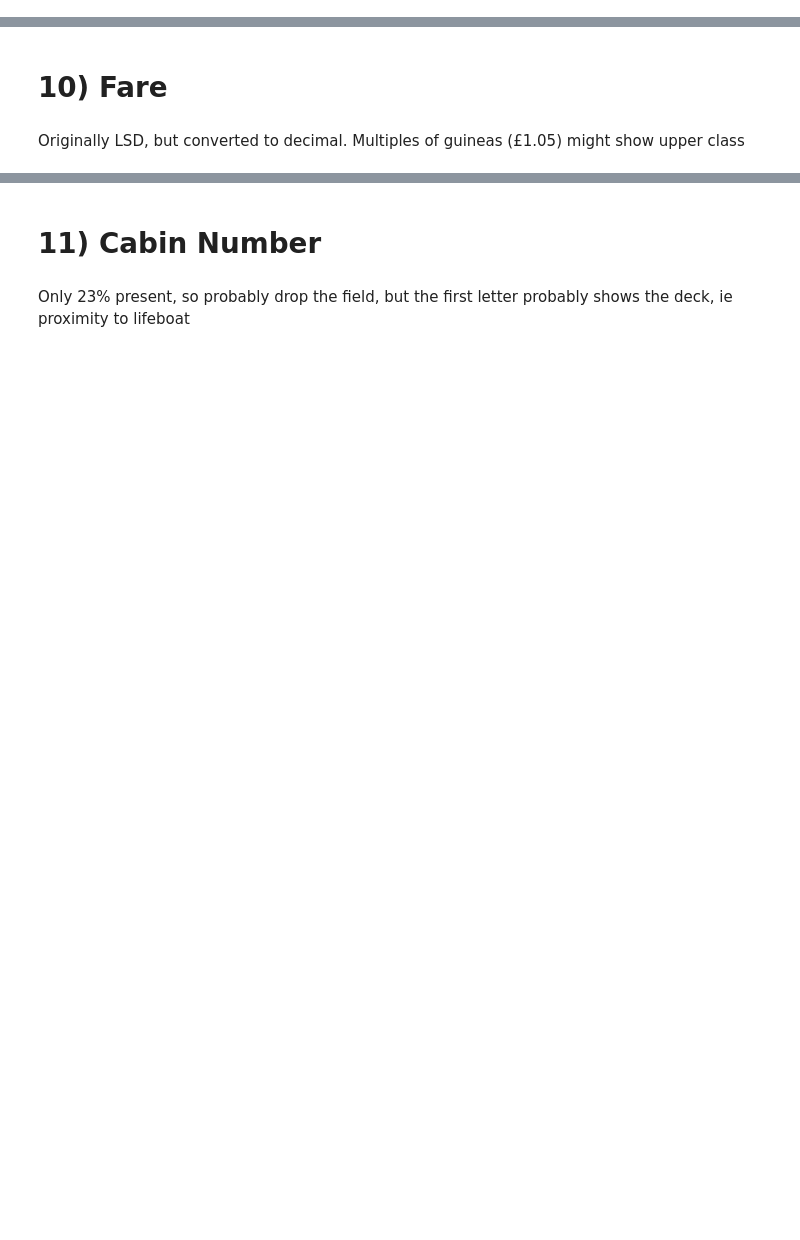
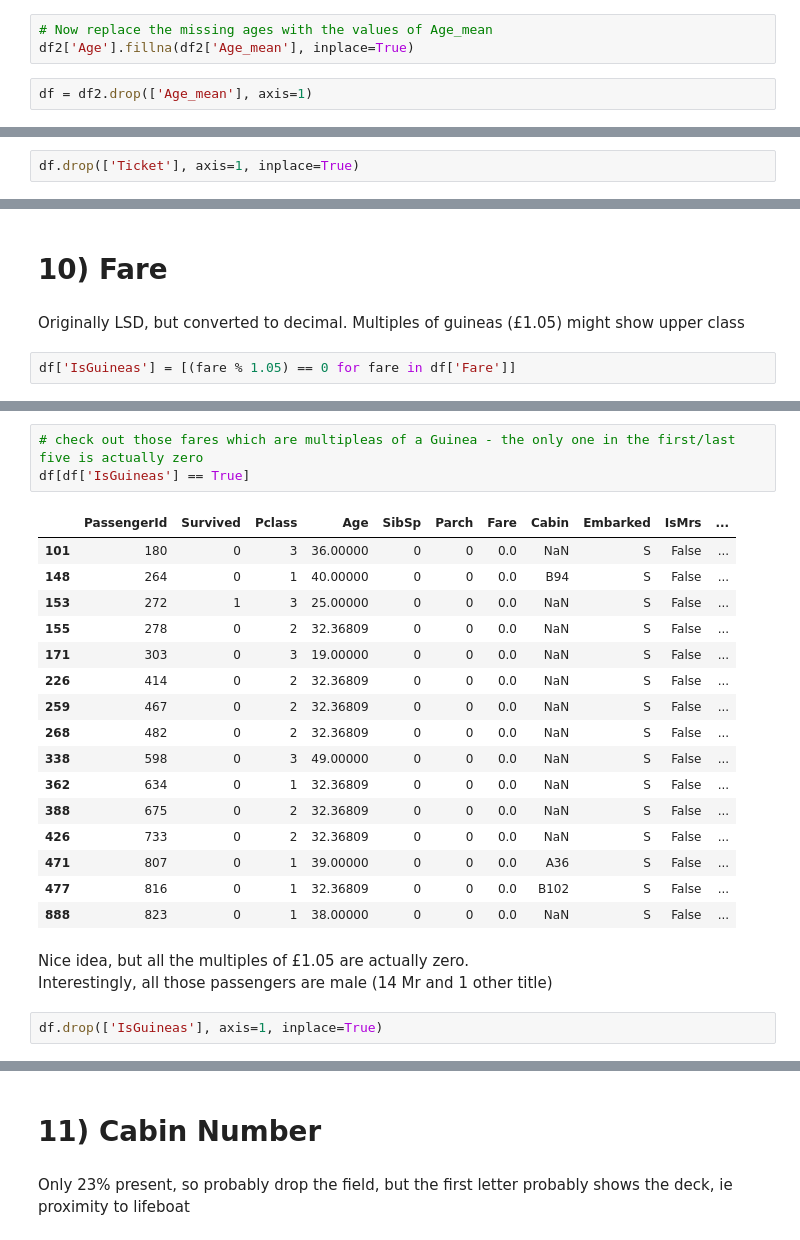
Before and after one commit to nigeltart/Titanic, a Jupyter notebook: titanic-my-first-competition.ipynb, the cells around one changed output, grey strips where cells are left out. Drawn from its saved outputs; the diff is of its cells as text; blank space fills up the shorter version.

Commit message:
Add files via upload
Previous commit was in haste
I'd forgotten a bit of EDA and forgotten to drop a field

```diff
--- a/titanic-my-first-competition.ipynb
+++ b/titanic-my-first-competition.ipynb
@@ -173,0 +349,5 @@ Simple male/female. No non-binary in 1912!
+# %%
+# Now replace the missing ages with the values of Age_mean
+df2['Age'].fillna(df2['Age_mean'], inplace=True)
+# %%
+df = df2.drop(['Age_mean'], axis=1)
@@ -183,3 +385,5 @@ Explore whether families all die/survive together
 # 9) Ticket Code
 # %% [markdown]
 I can't imagine the ticket code has any importance: delete
+# %%
+df.drop(['Ticket'], axis=1, inplace=True)
@@ -187,3 +407,5 @@ I can't imagine the ticket code has any importance: delete
 # 10) Fare
 # %% [markdown]
 Originally LSD, but converted to decimal. Multiples of guineas (£1.05) might show upper class
+# %%
+df['IsGuineas'] = [(fare % 1.05) == 0 for fare in df['Fare']]
@@ -189,0 +428,25 @@ Originally LSD, but converted to decimal. Multiples of guineas (£1.05) might sh
+# %%
+# check out those fares which are multipleas of a Guinea - the only one in the first/last five is actually zero
+df[df['IsGuineas'] == True]
+# %% [output]
+|  | PassengerId | Survived | Pclass | Age | SibSp | Parch | Fare | Cabin | Embarked | IsMrs | ... |
+| 101 | 180 | 0 | 3 | 36.00000 | 0 | 0 | 0.0 | NaN | S | False | ... |
+| 148 | 264 | 0 | 1 | 40.00000 | 0 | 0 | 0.0 | B94 | S | False | ... |
+| 153 | 272 | 1 | 3 | 25.00000 | 0 | 0 | 0.0 | NaN | S | False | ... |
+| 155 | 278 | 0 | 2 | 32.36809 | 0 | 0 | 0.0 | NaN | S | False | ... |
+| 171 | 303 | 0 | 3 | 19.00000 | 0 | 0 | 0.0 | NaN | S | False | ... |
+| 226 | 414 | 0 | 2 | 32.36809 | 0 | 0 | 0.0 | NaN | S | False | ... |
+| 259 | 467 | 0 | 2 | 32.36809 | 0 | 0 | 0.0 | NaN | S | False | ... |
+| 268 | 482 | 0 | 2 | 32.36809 | 0 | 0 | 0.0 | NaN | S | False | ... |
+| 338 | 598 | 0 | 3 | 49.00000 | 0 | 0 | 0.0 | NaN | S | False | ... |
+| 362 | 634 | 0 | 1 | 32.36809 | 0 | 0 | 0.0 | NaN | S | False | ... |
+| 388 | 675 | 0 | 2 | 32.36809 | 0 | 0 | 0.0 | NaN | S | False | ... |
+| 426 | 733 | 0 | 2 | 32.36809 | 0 | 0 | 0.0 | NaN | S | False | ... |
+| 471 | 807 | 0 | 1 | 39.00000 | 0 | 0 | 0.0 | A36 | S | False | ... |
+| 477 | 816 | 0 | 1 | 32.36809 | 0 | 0 | 0.0 | B102 | S | False | ... |
+| 888 | 823 | 0 | 1 | 38.00000 | 0 | 0 | 0.0 | NaN | S | False | ... |
+# %% [markdown]
+Nice idea, but all the multiples of £1.05 are actually zero. <br>
+Interestingly, all those passengers are male (14 Mr and 1 other title)
+# %%
+df.drop(['IsGuineas'], axis=1, inplace=True)
```
Also changed, not shown: parts of 45 cells of this notebook.
